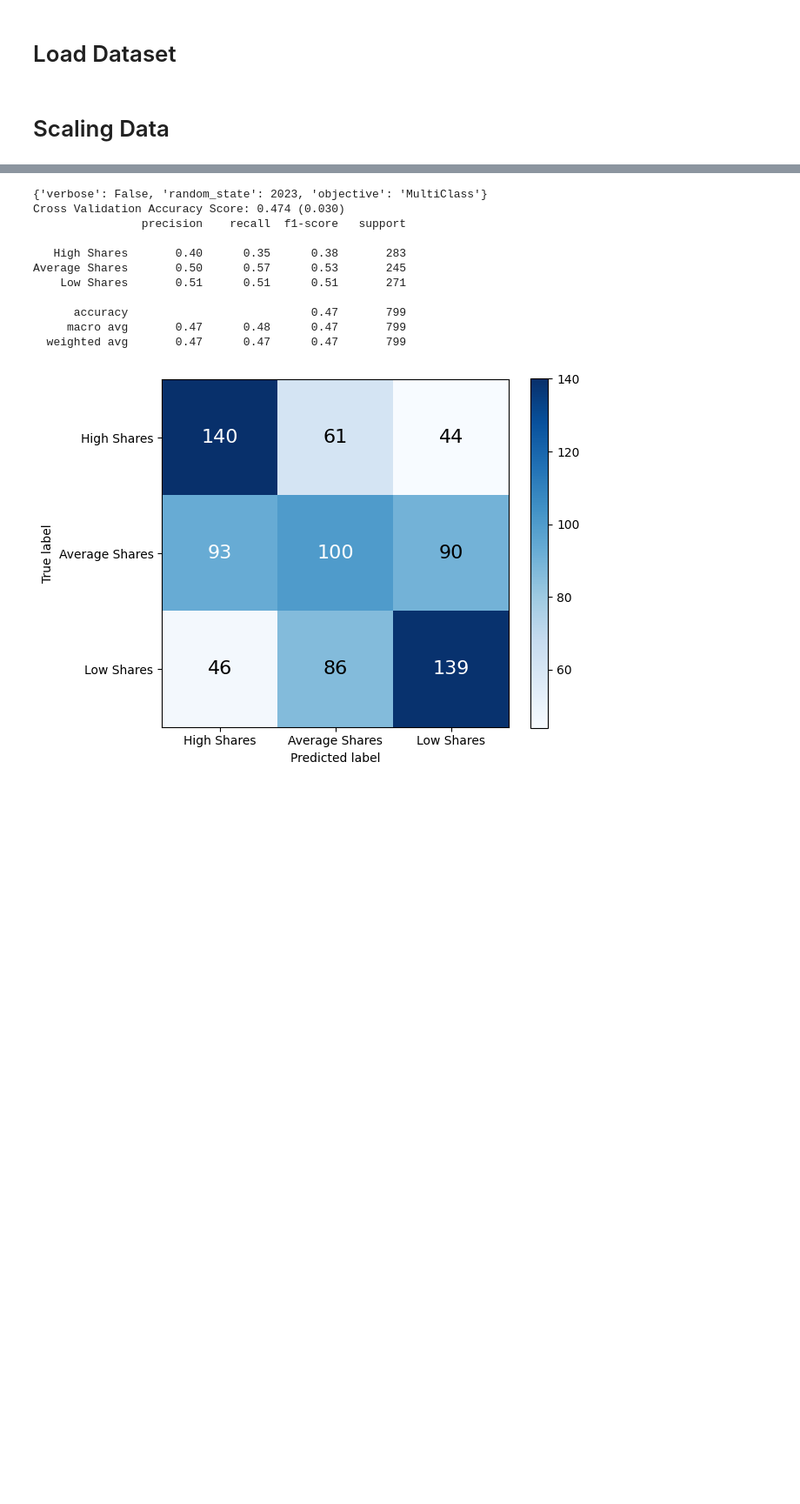
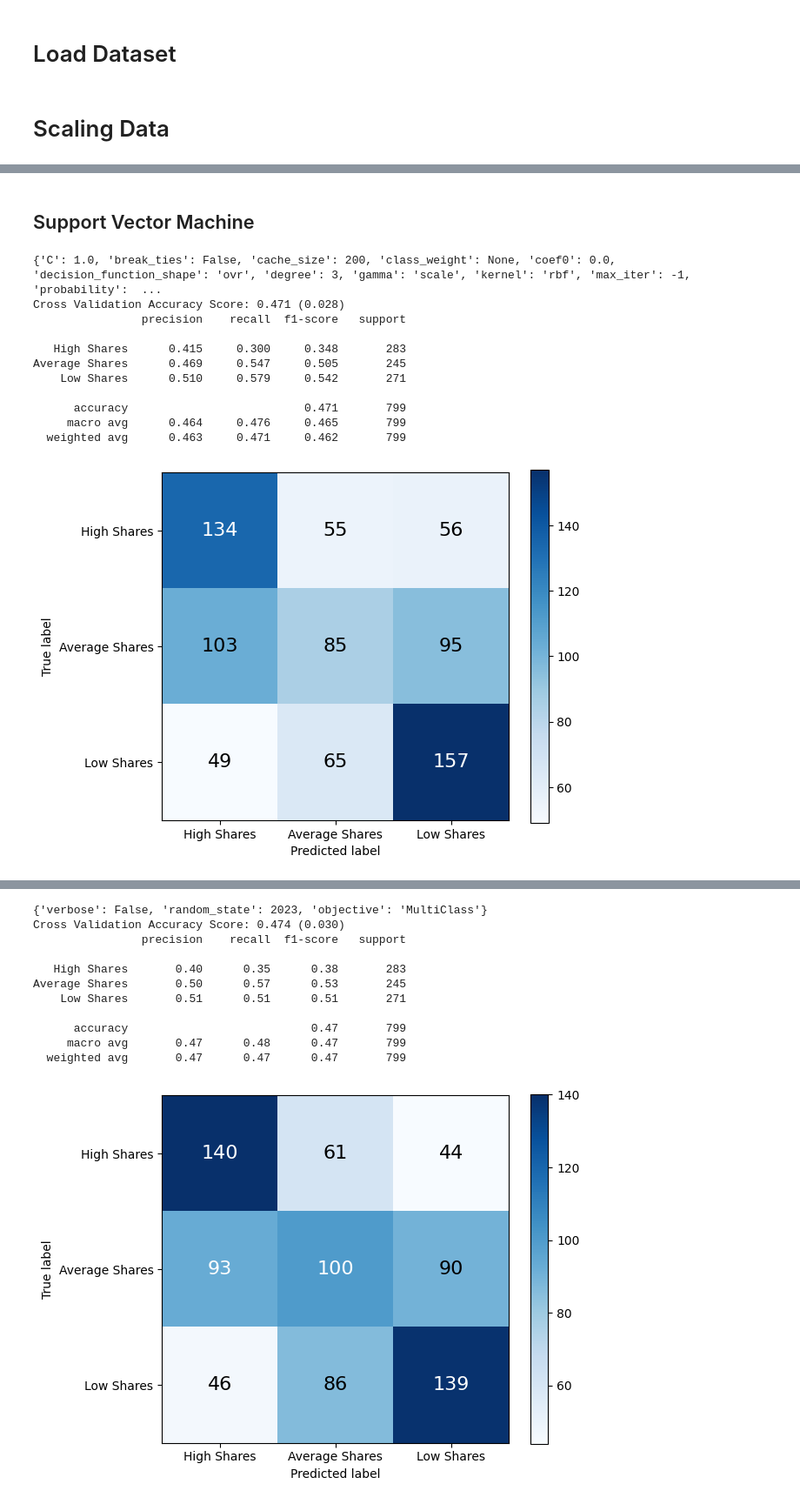
Before and after one commit to ChuanPoYan/IS4242-Project, a Jupyter notebook: The Smart Local Modelling.ipynb, the cells around one changed output, grey strips where cells are left out. Shown at 87% size. Cells and saved outputs as stored; diff of their text form; code cells hidden in the pictures; blank space fills up the shorter version.

```diff
--- a/The Smart Local Modelling.ipynb
+++ b/The Smart Local Modelling.ipynb
@@ -127,0 +192,24 @@ X_test_scaled = pd.DataFrame(scaler.transform(X_test), columns=X_test.columns)
+# %% [markdown]
+## Support Vector Machine
+# %%
+svm_base_model = SVC()
+print(svm_base_model.get_params())
+
+get_mean_cvs(svm_base_model, X_train_scaled, y_train.to_numpy().ravel())
+
+svm_base_model.fit(X_train_scaled, y_train.to_numpy().ravel())
+y_pred_cb_base = svm_base_model.predict(X_test_scaled)
+evaluate_model(y_test, y_pred_cb_base)
+# %% [output]
+{'C': 1.0, 'break_ties': False, 'cache_size': 200, 'class_weight': None, 'coef0': 0.0, 'decision_function_shape': 'ovr', 'degree': 3, 'gamma': 'scale', 'kernel': 'rbf', 'max_iter': -1, 'probability':  ...
+Cross Validation Accuracy Score: 0.471 (0.028)
+                precision    recall  f1-score   support
+
+   High Shares      0.415     0.300     0.348       283
+Average Shares      0.469     0.547     0.505       245
+    Low Shares      0.510     0.579     0.542       271
+
+      accuracy                          0.471       799
+     macro avg      0.464     0.476     0.465       799
+  weighted avg      0.463     0.471     0.462       799
+[figure, added]
```
Also changed, not shown: parts of 15 cells of this notebook, 2 other files.
